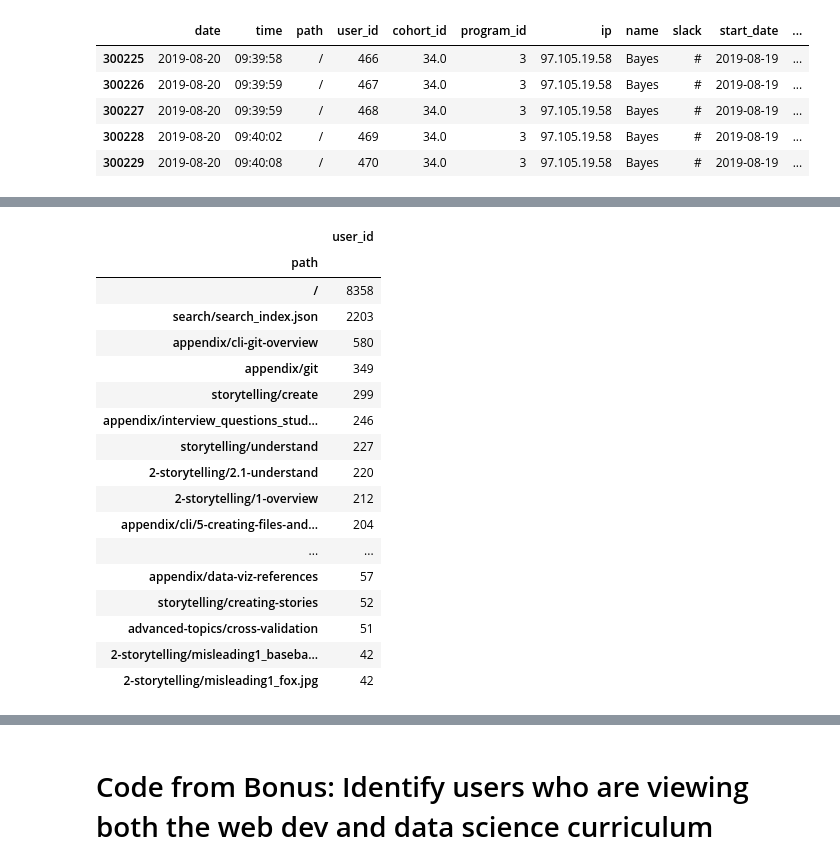
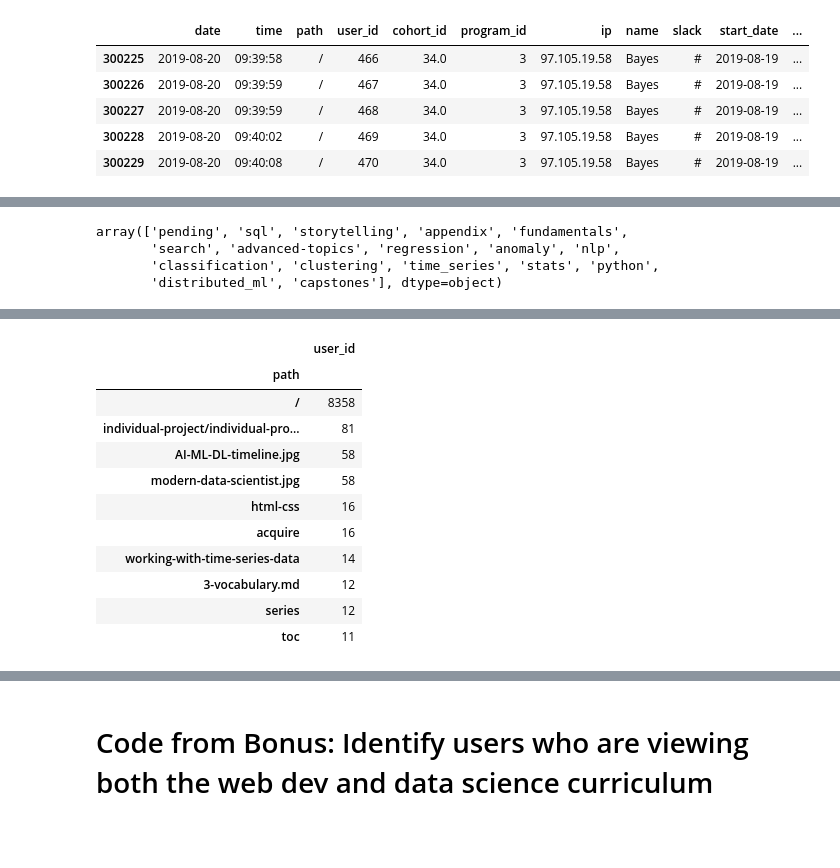
Before and after one commit to daniel-kaniela/anomoly_detection_project, a Jupyter notebook: kan_anomaly_detection_working_copy.ipynb, the cells around one changed output, grey strips where cells are left out. Saved outputs shown, nothing was run; the diff lists cells and outputs as text; code cells hidden in the pictures; blank space fills up the shorter version.

```diff
--- a/kan_anomaly_detection_working_copy.ipynb
+++ b/kan_anomaly_detection_working_copy.ipynb
@@ -150,3 +129,29 @@ array(['pending', 'fundamentals', 'sql', 'python', 'regression',
+# %%
+# create lesson column
+df_ds['lesson'] = np.where(df_ds.path.str.contains('appendix'), 'appendix',
+np.where(df_ds.path.str.contains('search'), 'search',
+np.where(df_ds.path.str.contains('classification'),'classification',
+np.where(df_ds.path.str.contains('sql'), 'sql',
+np.where(df_ds.path.str.contains('fundamentals'), 'fundamentals',
+np.where(df_ds.path.str.contains('regression'), 'regression',
+np.where(df_ds.path.str.contains('python'), 'python',
+np.where(df_ds.path.str.contains('stats'), 'stats',
+np.where(df_ds.path.str.contains('anomaly'), 'anomaly',
+np.where(df_ds.path.str.contains('clustering'), 'clustering',
+np.where(df_ds.path.str.contains('nlp'), 'nlp',
+np.where(df_ds.path.str.contains('timeseries'), 'time_series',
+np.where(df_ds.path.str.contains('distributed-ml'), 'distributed_ml''',
+np.where(df_ds.path.str.contains('storytelling'), 'storytelling',
+
+np.where(df_ds.path.str.contains('advanced-topics'), 'advanced-topics',
+np.where(df_ds.path.str.contains('capstones'), 'capstones',
+'pending'))))))))))))))))
+df_ds.lesson.unique()
+# %% [output]
+array(['pending', 'sql', 'storytelling', 'appendix', 'fundamentals',
+       'search', 'advanced-topics', 'regression', 'anomaly', 'nlp',
+       'classification', 'clustering', 'time_series', 'stats', 'python',
+       'distributed_ml', 'capstones'], dtype=object)
 # %%
 df.head()
 # %% [output]
@@ -157,26 +162,20 @@ df.head()
 | 3 | 2018-01-26 | 09:56:06 | slides/object_oriented_programming | 1 | 8.0 | 1 | 97.105.19.61 | Hampton | #hampton | 2015-09-22 | ... |
 | 4 | 2018-01-26 | 09:56:24 | javascript-i/conditionals | 2 | 22.0 | 2 | 97.105.19.61 | Teddy | #teddy | 2018-01-08 | ... |
 # %%
-pending_lesson = df[df.lesson=='pending']
+pending_lesson = df_ds[df_ds.lesson=='pending']
 pending_lesson_ds = pending_lesson[pending_lesson.program=='data_science']
 pending_lesson_ds_path = pending_lesson_ds.groupby('path')[['user_id']].agg('count').sort_values(by='user_id',ascending=False)
-pending_lesson_ds_path.head(60)
+pending_lesson_ds_path.head(10)
 # %% [output]
 |  | user_id |
 | path |  |
 | / | 8358 |
-| search/search_index.json | 2203 |
-| appendix/cli-git-overview | 580 |
-| appendix/git | 349 |
-| storytelling/create | 299 |
-| appendix/interview_questions_stud... | 246 |
-| storytelling/understand | 227 |
-| 2-storytelling/2.1-understand | 220 |
-| 2-storytelling/1-overview | 212 |
-| appendix/cli/5-creating-files-and... | 204 |
-| ... | ... |
-| appendix/data-viz-references | 57 |
-| storytelling/creating-stories | 52 |
-| advanced-topics/cross-validation | 51 |
-| 2-storytelling/misleading1_baseba... | 42 |
-| 2-storytelling/misleading1_fox.jpg | 42 |
+| individual-project/individual-pro... | 81 |
+| AI-ML-DL-timeline.jpg | 58 |
+| modern-data-scientist.jpg | 58 |
+| html-css | 16 |
+| acquire | 16 |
+| working-with-time-series-data | 14 |
+| 3-vocabulary.md | 12 |
+| series | 12 |
+| toc | 11 |
```
Also changed, not shown: parts of 19 cells of this notebook.
